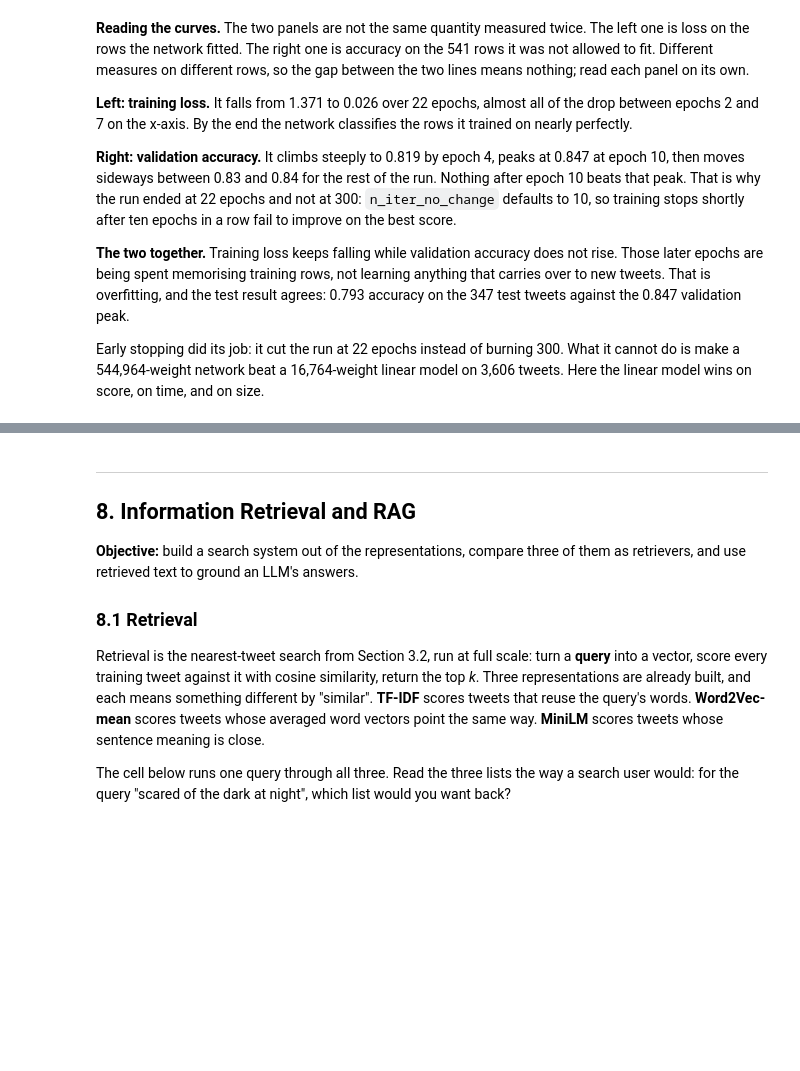
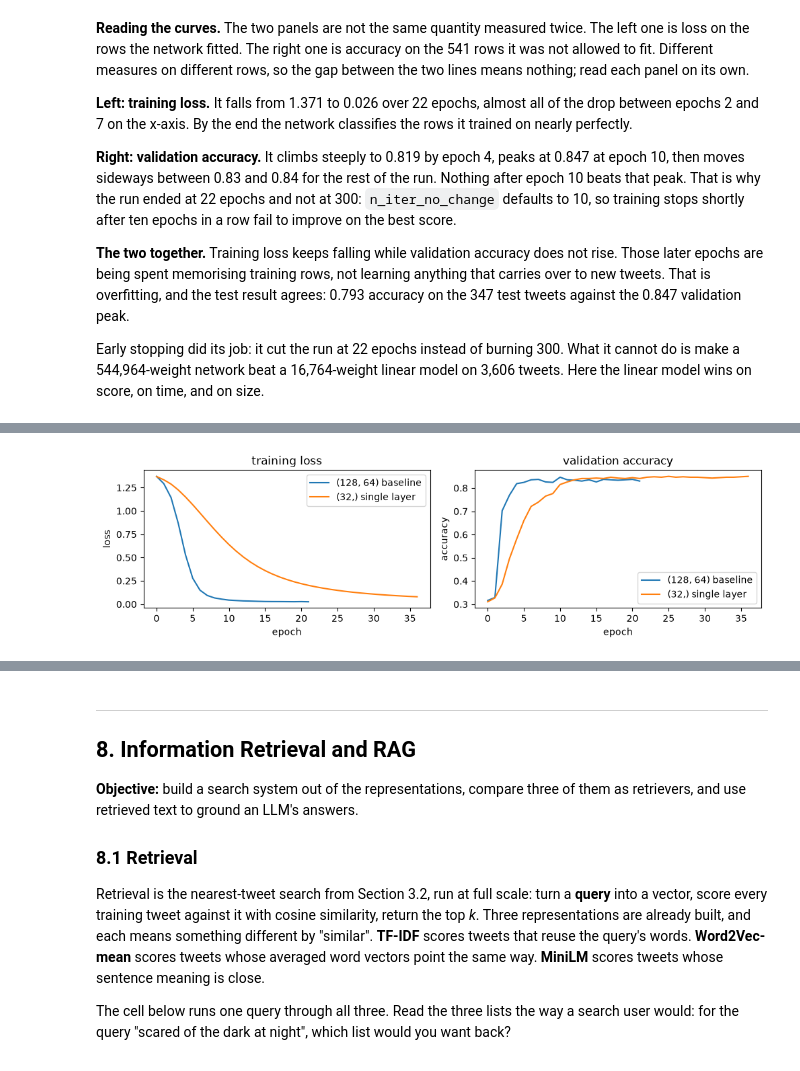
Before and after one commit to mrinvisablelife/DM2026-Lab2-Exercise, a Jupyter notebook: DM2026-Lab2-Master.ipynb, the cells around one changed output, grey strips where cells are left out. Cells and saved outputs as stored; diff of their text form; code cells hidden in the pictures; blank space fills up the shorter version.

```diff
--- a/DM2026-Lab2-Master.ipynb
+++ b/DM2026-Lab2-Master.ipynb
@@ -1457,2 +1726,45 @@ print("baseline: epochs", len(mlp_tfidf.loss_curve_),
 # %%
-#Answer here
+# Change exactly one setting from the baseline: hidden_layer_sizes=(32,)
+mlp_small = MLPClassifier(
+    hidden_layer_sizes=(32,),
+    max_iter=300,
+    early_stopping=True,
+    validation_fraction=0.15,
+    random_state=SEED,
+)
+mlp_small.fit(X_train_tfidf, y_train)
+
+models = {
+    "(128, 64) baseline": mlp_tfidf,
+    "(32,) single layer": mlp_small,
+}
+plot_curves(models)
+
+for label, m in models.items():
+    test_f1 = evaluate(y_test, m.predict(X_test_tfidf))["macro_f1"]
+    val_scores = m.validation_scores_
+    peak_val = max(val_scores)
+    peak_epoch = int(np.argmax(val_scores))
+    print(
+        f"{label:20s} | epochs: {len(m.loss_curve_):2d} "
+        f"| final loss: {m.loss_curve_[-1]:.3f} "
+        f"| peak val acc: {peak_val:.3f} (epoch {peak_epoch}) "
+        f"| test macro F1: {test_f1:.3f}"
+    )
+
+# QA
+# Q1: How many epochs each model ran, and where its training loss flattened.
+# A1: The (128, 64) baseline ran for 22 epochs and flattened near 0.026, while the
+#     (32,) single-layer model ran for 37 epochs and flattened higher around 0.080.
+# Q2: What happened to validation accuracy: higher peak, lower peak or the same,
+#     and reached sooner or later.
+# A2: The peak validation accuracy is almost the same (0.850 vs. 0.847), but the
+#     (32,) model reached it much later (epoch 25 instead of epoch 10).
+# Q3: The test macro F1 of each model.
+# A3: Test macro F1 is 0.793 for the (128, 64) baseline and 0.769 for the (32,) model.
+# Q4: Did your change make that better or worse, and which curve shows it?
+# A4: It did not make overfitting better—the (32,) model converged slower, its validation
+#     accuracy curve still flattened out while training loss kept dropping, and the
+#     test macro F1 actually dropped from 0.793 to 0.769.
+# %% [output]
+[figure, added]
```
Also changed, not shown: parts of 24 cells of this notebook.
